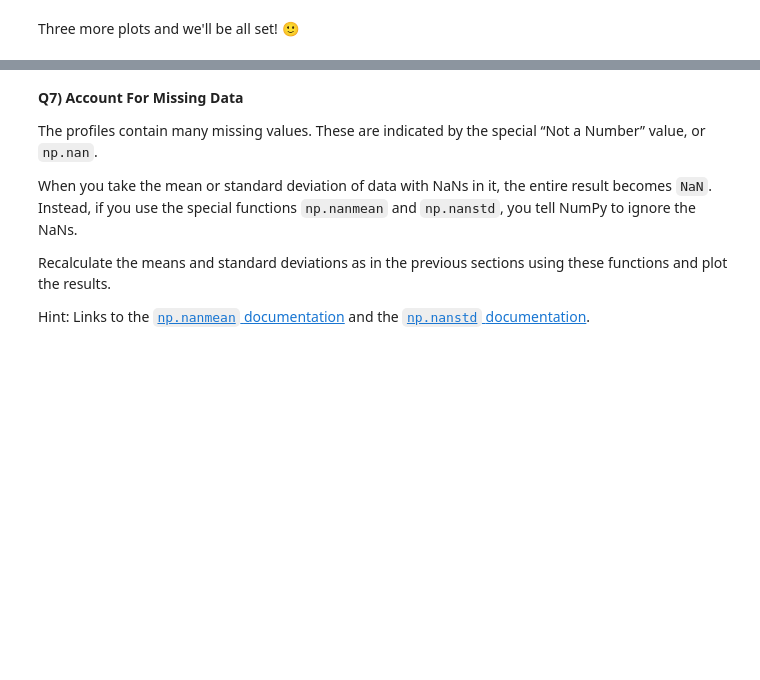
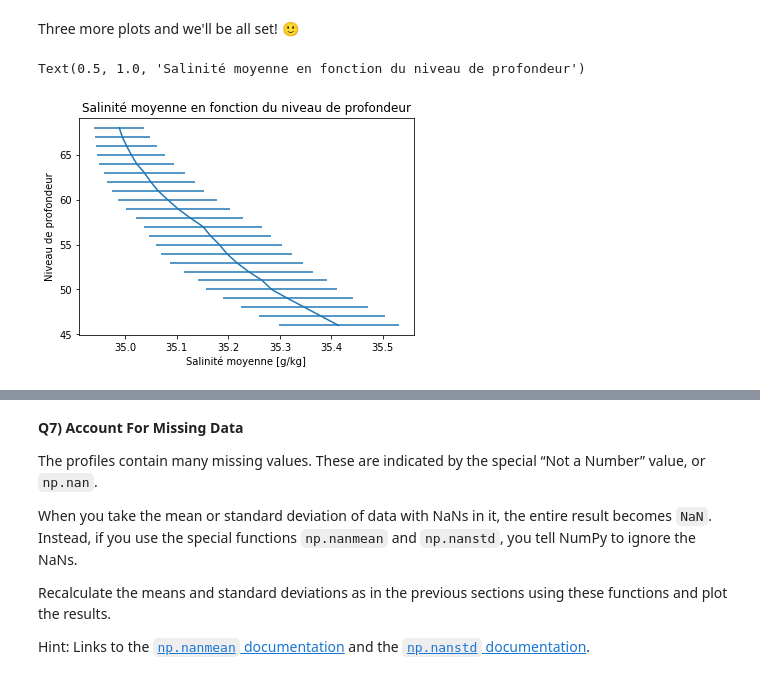
Before and after one commit to mrfabien/2022_Intro_Python, a Jupyter notebook: Exercises/W2_S1.ipynb, the cells around one changed output, grey strips where cells are left out. Saved outputs shown, nothing was run; the diff lists cells and outputs as text; code cells hidden in the pictures; blank space fills up the shorter version.

```diff
--- a/Exercises/W2_S1.ipynb
+++ b/Exercises/W2_S1.ipynb
@@ -275,8 +261,8 @@ T_mean.shape
 # %%
-S_mean = np.mean(S,axis=0)
+S_mean = np.mean(S,axis=1)
 display(S_mean.shape)
-P_mean = np.mean(P,axis=0)
+P_mean = np.mean(P,axis=1)
 display(P_mean.shape)
-relative_density_mean = np.mean(relative_density,axis=0)
+relative_density_mean = np.mean(relative_density,axis=1)
 display(relative_density_mean.shape)
 # %% [output]
@@ -319,2 +308,10 @@ plt.title(___)
 # %% [markdown]
 Three more plots and we'll be all set! 🙂
+# %%
+plt.errorbar(S_mean,level,xerr=S_std)
+plt.xlabel("Salinité moyenne [g/kg]")
+plt.ylabel("Niveau de profondeur")
+plt.title("Salinité moyenne en fonction du niveau de profondeur")
+# %% [output]
+Text(0.5, 1.0, 'Salinité moyenne en fonction du niveau de profondeur')
+[figure, added]
```
Also changed, not shown: parts of 14 cells of this notebook.
